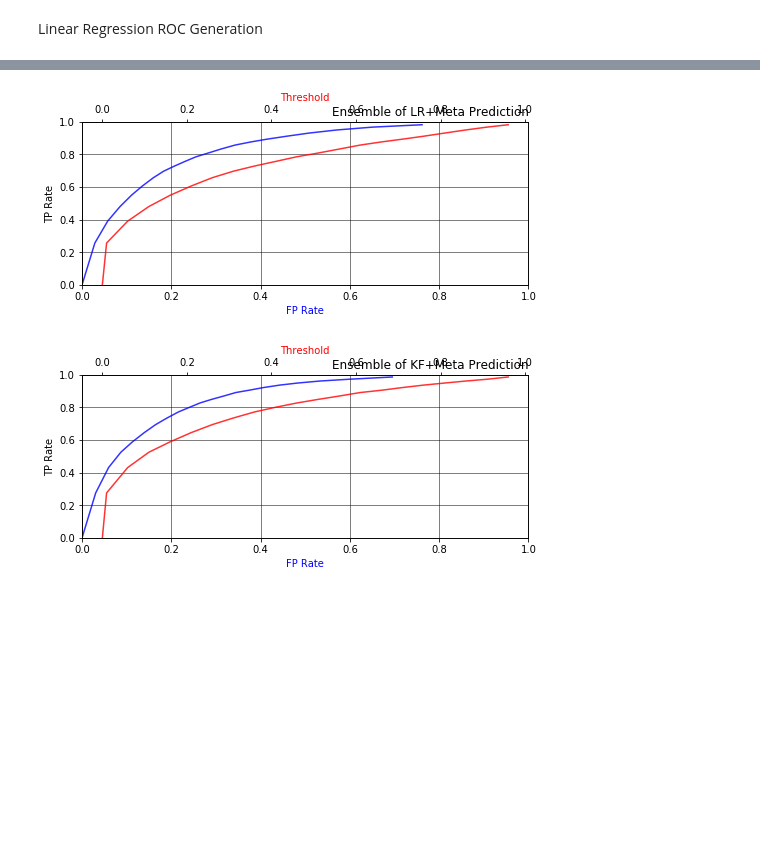
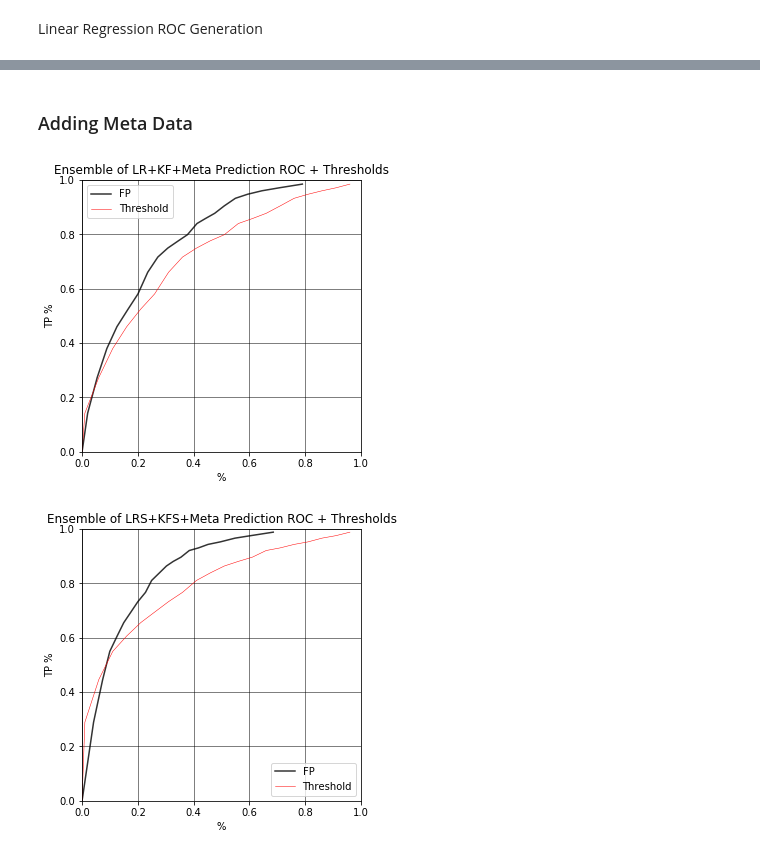
Before and after one commit to WPI-Draftkings-MQP/dkNotebook, a Jupyter notebook: [+] ROC Curves.ipynb, the cells around one changed output, grey strips where cells are left out. Saved outputs shown, nothing was run; the diff lists cells and outputs as text; code cells hidden in the pictures; blank space fills up the shorter version.

Commit message:
Scaled Data for LR and KF

```diff
--- a/[+] ROC Curves.ipynb
+++ b/[+] ROC Curves.ipynb
@@ -143,15 +144,6 @@ def rocPercents(rocData):
     for roc in rocData:
         pct = rocPercent(roc)
         print(pct)
-# %%
-#Limits columns in a DF to  particular value
-def limitVal(df, ignore = ['Success'], N = 1.):
-    for c in df.drop(columns=ignore).columns:
-#         df[c].loc[df[c] >= N] = N
-#         print(df[c].dtype)
-        if(not (df[c].dtype == 'bool')):
-            df[c] = df[c].where(df[c] <= 1., 1.)
-    return df
 # %% [markdown]
 ## Forest Functions
 # %%
@@ -347,13 +387,15 @@ plotRocThreshold(lrkfEnsembleRates)
+# %% [markdown]
+### Adding Meta Data
 # %%
-lrMetaColumns = list(set(metaColumns+lrColumns))
-lrMetaTrain, lrMetaTest = trainDF[lrMetaColumns], testDF[lrMetaColumns]
-lrMetaTrain, lrMetaTest = limitVal(lrMetaTrain, ignore=metaColumns,  N=1.).dropna(), limitVal(lrMetaTest, ignore=metaColumns,  N=1.).dropna()
+lrkfMetaColumns = list(set(metaColumns+lrColumns+kfColumns))
+lrkfMetaTrain, lrkfMetaTest = trainDF[lrkfMetaColumns], testDF[lrkfMetaColumns]
+lrkfMetaTrain, lrkfMetaTest = limitVal(lrkfMetaTrain, ignore=metaColumns,  N=1.).dropna(), limitVal(lrkfMetaTest, ignore=metaColumns,  N=1.).dropna()
 # %%
-lrMetaCLFS = EnsembleWithMinAcc(lrMetaTrain, RandomForestClassifier, accuracy = .6)
-lrMetaPreds = avgVal(getEnsPred(lrMetaTest, lrMetaCLFS))
+lrkfMetaCLFS = EnsembleWithMinAcc(lrkfMetaTrain, RandomForestClassifier, accuracy = .6)
+lrkfMetaPreds = avgVal(getEnsPred(lrkfMetaTest, lrkfMetaCLFS))
 # %%
-lrMetaEnsembleRates =  getRate(lrMetaPreds, 'AvgPred', label='Ensemble of LR+Meta Prediction')
-plotRocThreshold(lrMetaEnsembleRates)
+lrkfMetaEnsembleRates =  getRate(lrkfMetaPreds, 'AvgPred', label='Ensemble of LR+KF+Meta Prediction')
+plotRocThreshold(lrkfMetaEnsembleRates)
 # %% [output]
-[figure, old version]
+[figure, new version]
 # %%
@@ -366,5 +408,5 @@ kfMetaPreds = avgVal(getEnsPred(kfMetaTest, kfMetaCLFS))
 # %%
-kfMetaEnsembleRates =  getRate(kfMetaPreds, 'AvgPred', label='Ensemble of KF+Meta Prediction')
-plotRocThreshold(kfMetaEnsembleRates)
+lrkfsMetaEnsembleRates =  getRate(lrkfsMetaPreds, 'AvgPred', label='Ensemble of LRS+KFS+Meta Prediction')
+plotRocThreshold(lrkfsMetaEnsembleRates)
 # %% [output]
-[figure, old version]
+[figure, new version]
```
Also changed, not shown: parts of 77 cells of this notebook, 10 other files.
